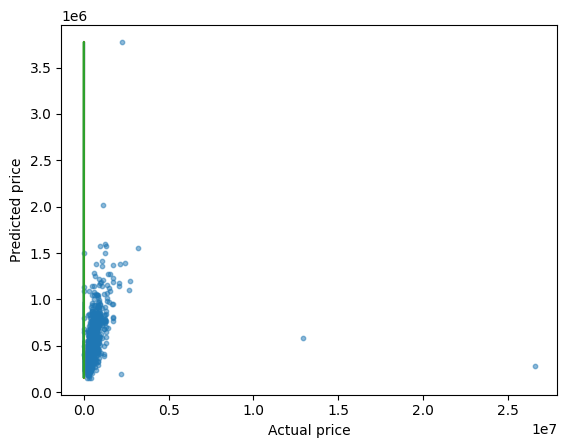
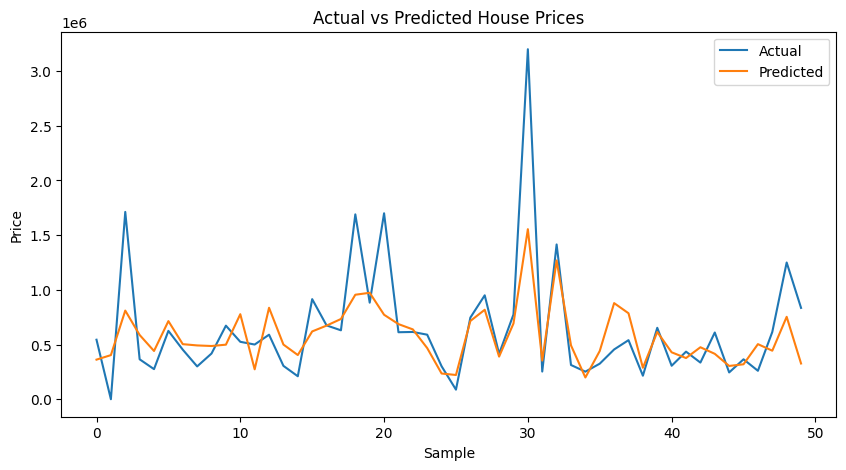
The notebook cell's code change between the first figure and the second:
--- before
+++ after
@@ -1,6 +1,12 @@
-#scatter plot visualisation
-plt.scatter(Y_test, Y_pred, s=10, alpha=0.5)
-plt.plot(X_test, Y_pred)
-plt.xlabel("Actual price")
-plt.ylabel("Predicted price")
+# first 50 predictions only
+plt.figure(figsize=(10,5))
+
+plt.plot(range(50), Y_test.values[:50], label="Actual")
+plt.plot(range(50), Y_pred[:50], label="Predicted")
+
+plt.xlabel("Sample")
+plt.ylabel("Price")
+plt.title("Actual vs Predicted House Prices")
+plt.legend()
+
 plt.show()

Commit: Linear Regression Model